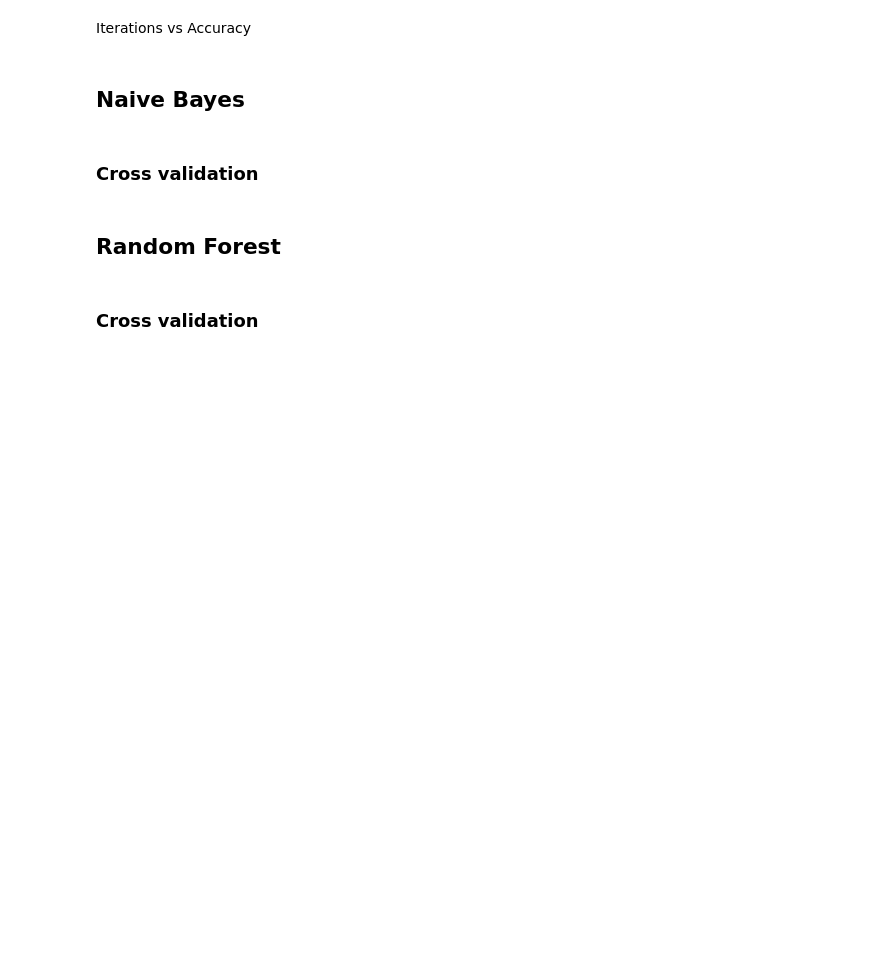
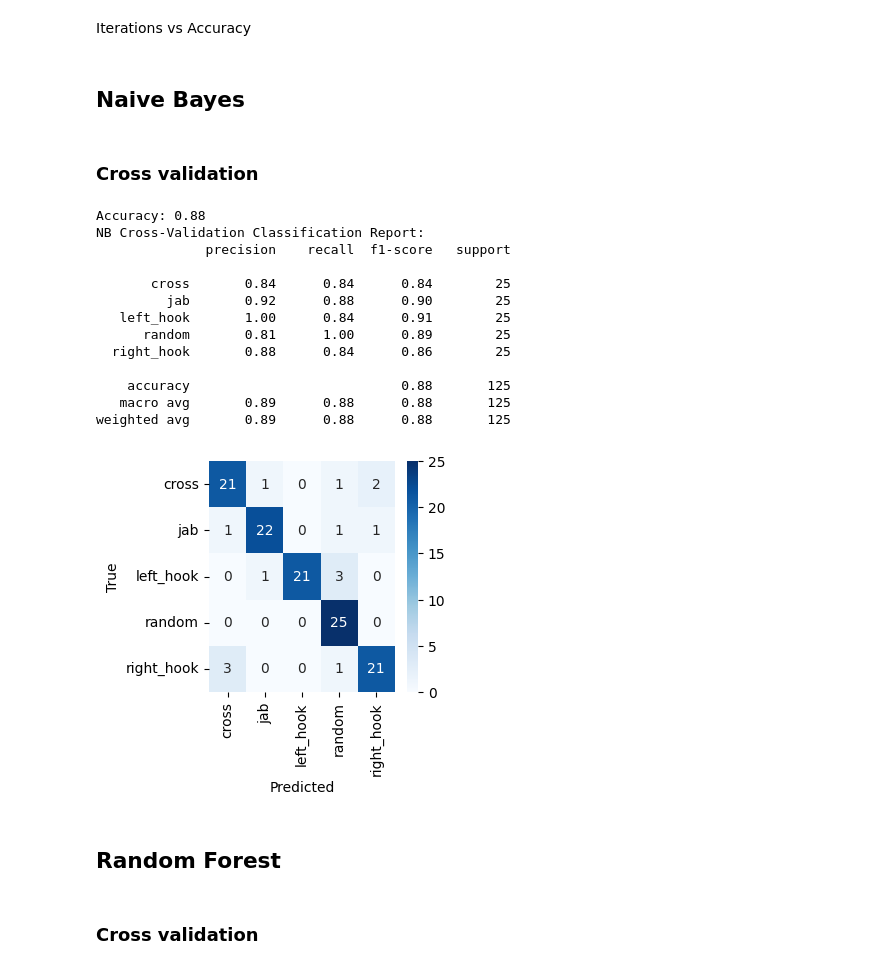
Before and after one commit to Alvie/computer-vision-coursework, a Jupyter notebook: mediapipe_test.ipynb, the cells around one changed output. Drawn from its saved outputs; the diff is of its cells as text; code cells hidden in the pictures; blank space fills up the shorter version.

```diff
--- a/mediapipe_test.ipynb
+++ b/mediapipe_test.ipynb
@@ -276,27 +280,42 @@ Iterations vs Accuracy
 # %%
 from sklearn.naive_bayes import GaussianNB
 
 NB = GaussianNB()
 
 scores, predicts = run_kfolds(NB, X, y, 5)
 
 # Calculate evaluation metrics
 accuracy = accuracy_score(y, predicts)
-svm_report = classification_report(y, predicts)
+nb_report = classification_report(y, predicts)
 
 # Display the evaluation metrics
 print("Accuracy:", accuracy)
-print("SVM Cross-Validation Classification Report:")
-print(svm_report)
+print("NB Cross-Validation Classification Report:")
+print(nb_report)
 
 cm = confusion_matrix(y, predicts)
 
 # Display the confusion matrix as a heatmap
 plt.figure(figsize=(3, 3))
 sns.heatmap(cm, annot=True, fmt='d', cmap='Blues', xticklabels=class_labels, yticklabels=class_labels)
 plt.xlabel('Predicted')
 plt.ylabel('True')
 plt.show()
+# %% [output]
+Accuracy: 0.88
+NB Cross-Validation Classification Report:
+              precision    recall  f1-score   support
+
+       cross       0.84      0.84      0.84        25
+         jab       0.92      0.88      0.90        25
+   left_hook       1.00      0.84      0.91        25
+      random       0.81      1.00      0.89        25
+  right_hook       0.88      0.84      0.86        25
+
+    accuracy                           0.88       125
+   macro avg       0.89      0.88      0.88       125
+weighted avg       0.89      0.88      0.88       125
+[figure, added]
 # %% [markdown]
 ## Random Forest
 # %% [markdown]
```
Also changed, not shown: parts of 7 cells of this notebook, 2 other files.
